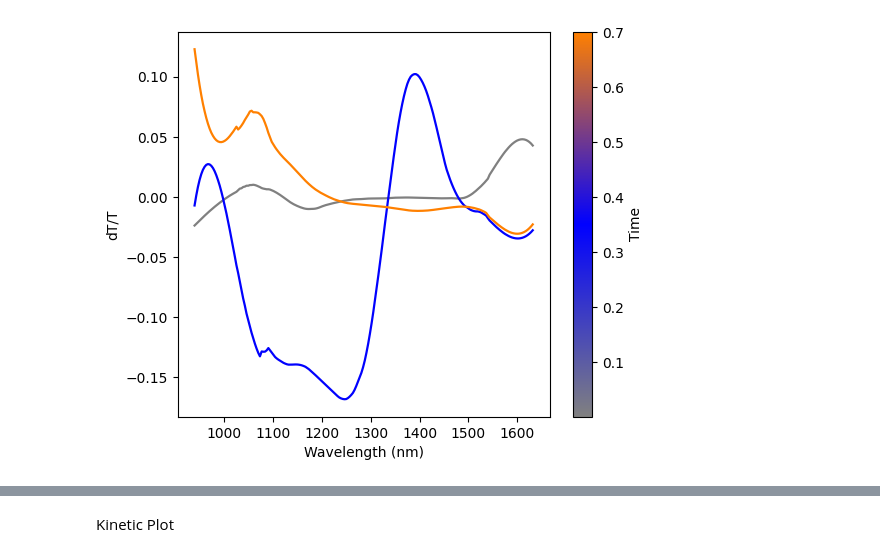
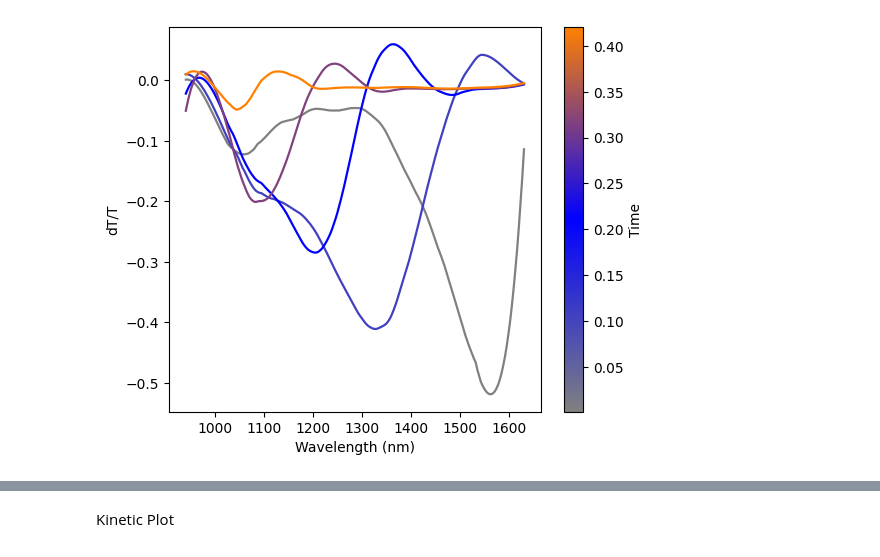
Before and after one commit to linarojas0824/Hybrid-Experimental-Data-Driven-Workflow, a Jupyter notebook: scripts/Notebooks/Pump_Probe_Results.ipynb, the cells around one changed output, grey strips where cells are left out. Saved outputs shown, nothing was run; the diff lists cells and outputs as text; code cells hidden in the pictures.

```diff
--- a/scripts/Notebooks/Pump_Probe_Results.ipynb
+++ b/scripts/Notebooks/Pump_Probe_Results.ipynb
@@ -61,12 +57,12 @@ df = master_wvl[1]
 df = df.drop(columns=["sample", "power_mW"])
 # %%
 pl.plot_spectra_at_times(
-    df, time_range=(0, 1), step=10,
+    df, time_range=(0, 0.5), step=3,
     legend=False,figsize=(6,5)
 )
 plt.show()
 # %% [output]
-[figure, old version]
+[figure, new version]
 # %%
 df_k = master_time[1]
 df_k = df_k.drop(columns=["sample", "power_mW"])
```
Also changed, not shown: parts of 25 cells of this notebook, 4 other files.
